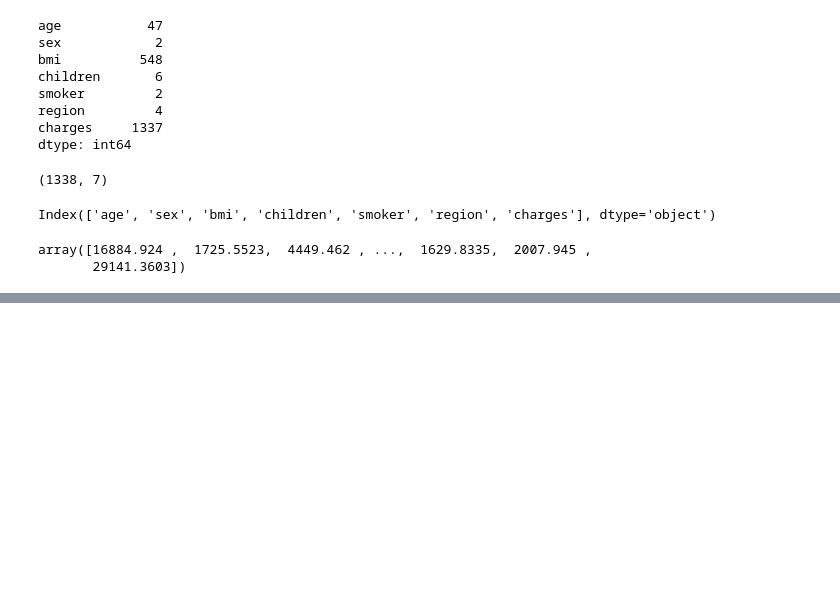
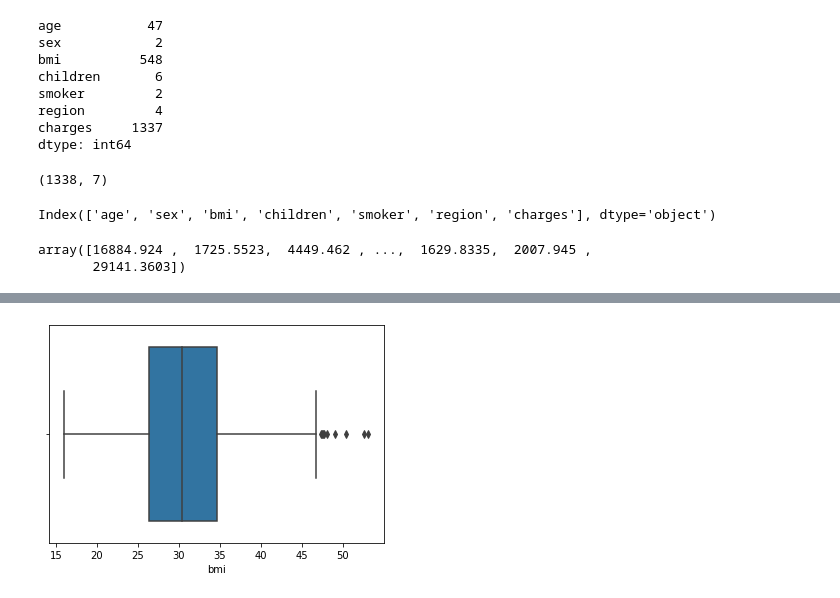
Before and after one commit to sharon-wanjiru/Linear_regression_Analysis, a Jupyter notebook: Linear_regression_Analysis.ipynb, the cells around one changed output, grey strips where cells are left out. Drawn from its saved outputs; the diff is of its cells as text; code cells hidden in the pictures; blank space fills up the shorter version.

```diff
--- a/Linear_regression_Analysis.ipynb
+++ b/Linear_regression_Analysis.ipynb
@@ -63,0 +68,4 @@ array([16884.924 ,  1725.5523,  4449.462 , ...,  1629.8335,  2007.945 ,
+# %%
+sns.boxplot(data["bmi"]);
+# %% [output]
+[figure, added]
```
Also changed, not shown: parts of 8 cells of this notebook.
